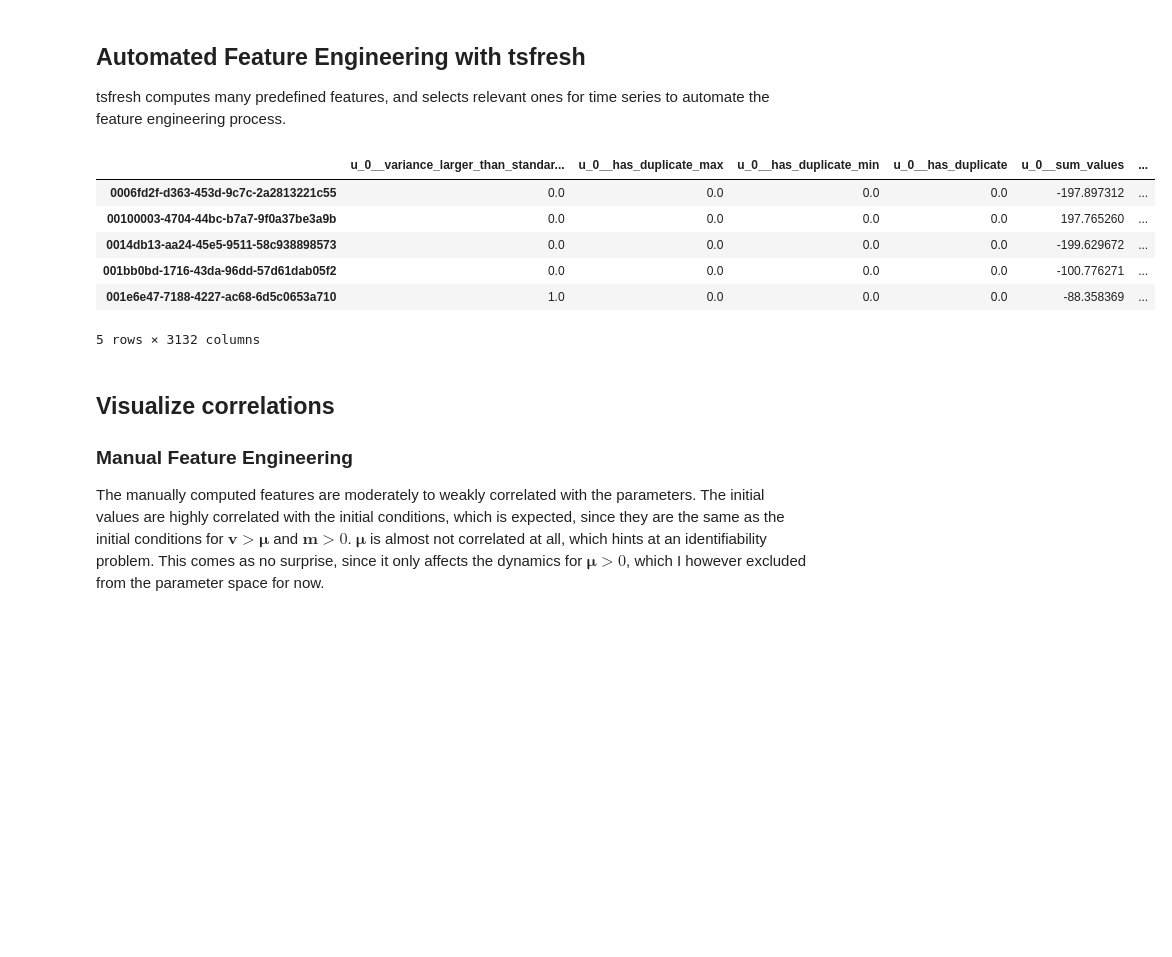
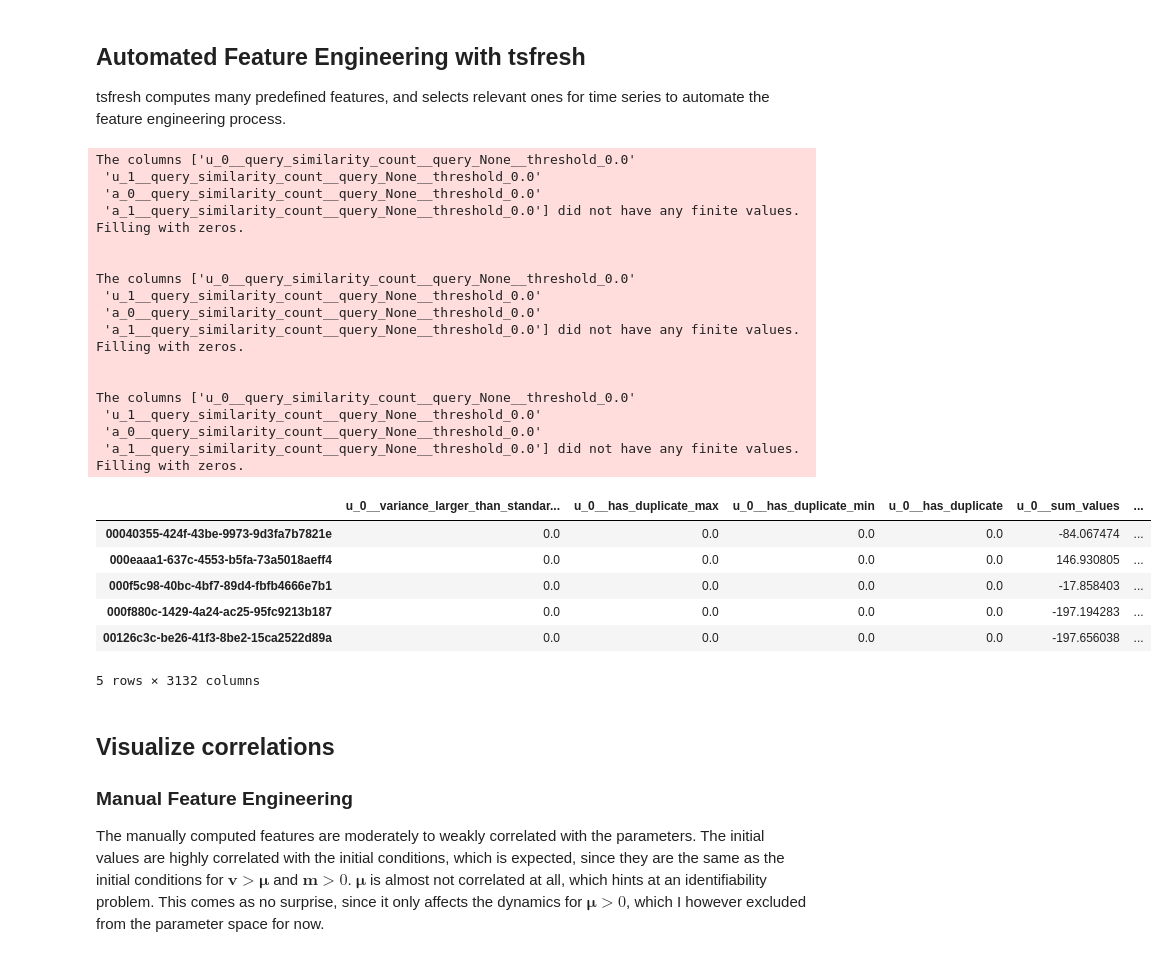
Before and after one commit to markuskrecik/preference-dynamics-learning, a Jupyter notebook: notebooks/30_feature_engineering.ipynb, the cells around one changed output. Drawn from its saved outputs; the diff is of its cells as text; code cells hidden in the pictures; blank space fills up the shorter version.

```diff
--- a/notebooks/30_feature_engineering.ipynb
+++ b/notebooks/30_feature_engineering.ipynb
@@ -167,7 +175,7 @@ tsfresh computes many predefined features, and selects relevant ones for time se
 # Compute tsfresh features, or load precomputed ones.
 # Computation time ~25 min for n=2
 
-load_features = True
+load_features = False
 
 
 def compute_and_save_tsfresh_features(
@@ -191,39 +199,55 @@ def compute_and_save_tsfresh_features(
         kind_to_fc_parameters=settings,
     )
 
     tsf.utilities.dataframe_functions.impute(features)  # Remove or impute all missing features
 
     features.to_csv(Path(data_dir) / f"processed/tsfresh_features_{split_name}.csv")
 
     return features
 
 
 X_tsfresh_dfs = {}
 for split_name, samples in dm.splits.items():
     if load_features:
         X_tsfresh_dfs[split_name] = pd.read_csv(
             Path(data_dir) / f"processed/tsfresh_features_{split_name}.csv", index_col=0
         )
     else:
         try:
             with open(Path(data_dir) / "processed/tsfresh_features_settings.json", "r") as f:
                 tsfresh_settings = json.load(f)
         except FileNotFoundError:
             tsfresh_settings = None
 
         X_tsfresh_dfs[split_name] = compute_and_save_tsfresh_features(
             samples, n_actions, split_name, tsfresh_settings
         )
 
 X_tsfresh_dfs["train"].head()
 # %% [output]
+The columns ['u_0__query_similarity_count__query_None__threshold_0.0'
+ 'u_1__query_similarity_count__query_None__threshold_0.0'
+ 'a_0__query_similarity_count__query_None__threshold_0.0'
+ 'a_1__query_similarity_count__query_None__threshold_0.0'] did not have any finite values. Filling with zeros.
+
+
+The columns ['u_0__query_similarity_count__query_None__threshold_0.0'
+ 'u_1__query_similarity_count__query_None__threshold_0.0'
+ 'a_0__query_similarity_count__query_None__threshold_0.0'
+ 'a_1__query_similarity_count__query_None__threshold_0.0'] did not have any finite values. Filling with zeros.
+
+
+The columns ['u_0__query_similarity_count__query_None__threshold_0.0'
+ 'u_1__query_similarity_count__query_None__threshold_0.0'
+ 'a_0__query_similarity_count__query_None__threshold_0.0'
+ 'a_1__query_similarity_count__query_None__threshold_0.0'] did not have any finite values. Filling with zeros.
 |  | u_0__variance_larger_than_standar... | u_0__has_duplicate_max | u_0__has_duplicate_min | u_0__has_duplicate | u_0__sum_values | ... |
-| 0006fd2f-d363-453d-9c7c-2a2813221c55 | 0.0 | 0.0 | 0.0 | 0.0 | -197.897312 | ... |
-| 00100003-4704-44bc-b7a7-9f0a37be3a9b | 0.0 | 0.0 | 0.0 | 0.0 | 197.765260 | ... |
-| 0014db13-aa24-45e5-9511-58c938898573 | 0.0 | 0.0 | 0.0 | 0.0 | -199.629672 | ... |
-| 001bb0bd-1716-43da-96dd-57d61dab05f2 | 0.0 | 0.0 | 0.0 | 0.0 | -100.776271 | ... |
-| 001e6e47-7188-4227-ac68-6d5c0653a710 | 1.0 | 0.0 | 0.0 | 0.0 | -88.358369 | ... |
+| 00040355-424f-43be-9973-9d3fa7b7821e | 0.0 | 0.0 | 0.0 | 0.0 | -84.067474 | ... |
+| 000eaaa1-637c-4553-b5fa-73a5018aeff4 | 0.0 | 0.0 | 0.0 | 0.0 | 146.930805 | ... |
+| 000f5c98-40bc-4bf7-89d4-fbfb4666e7b1 | 0.0 | 0.0 | 0.0 | 0.0 | -17.858403 | ... |
+| 000f880c-1429-4a24-ac25-95fc9213b187 | 0.0 | 0.0 | 0.0 | 0.0 | -197.194283 | ... |
+| 00126c3c-be26-41f3-8be2-15ca2522d89a | 0.0 | 0.0 | 0.0 | 0.0 | -197.656038 | ... |
-5 rows × 3132 columns
+5 rows × 3132 columns
 # %%
 # Select relevant features, and compute their correlation with parameters.
 # Only compute pairwise correlations with params and IC, as the whole corr matrix is too large.
```
Also changed, not shown: parts of 10 cells of this notebook, 6 other files.
